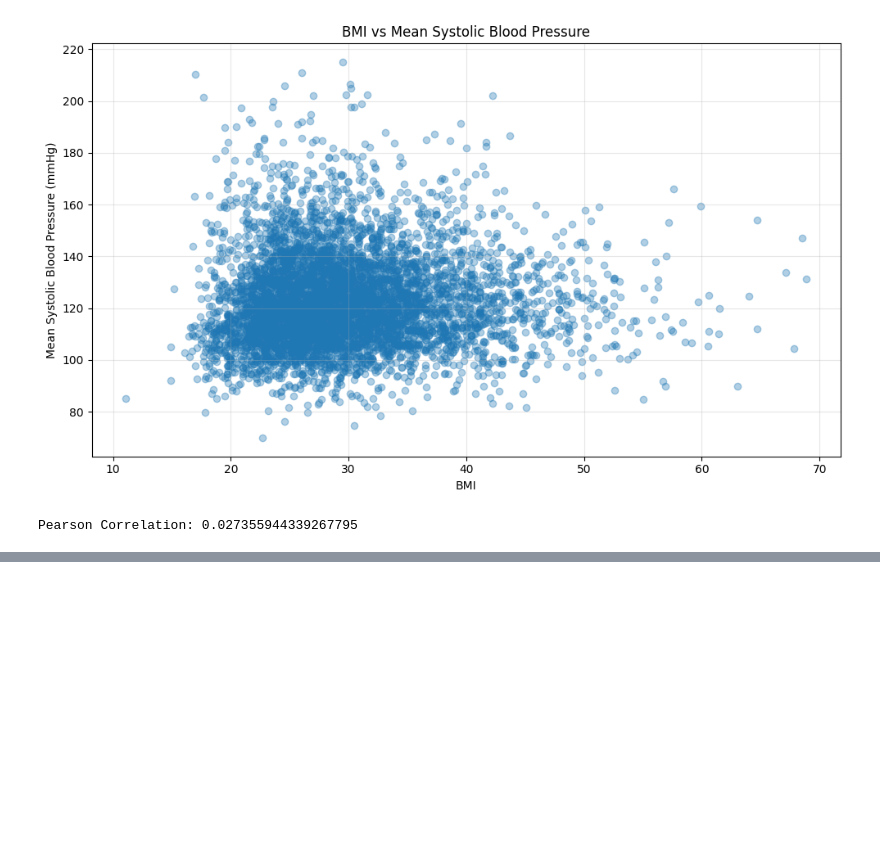
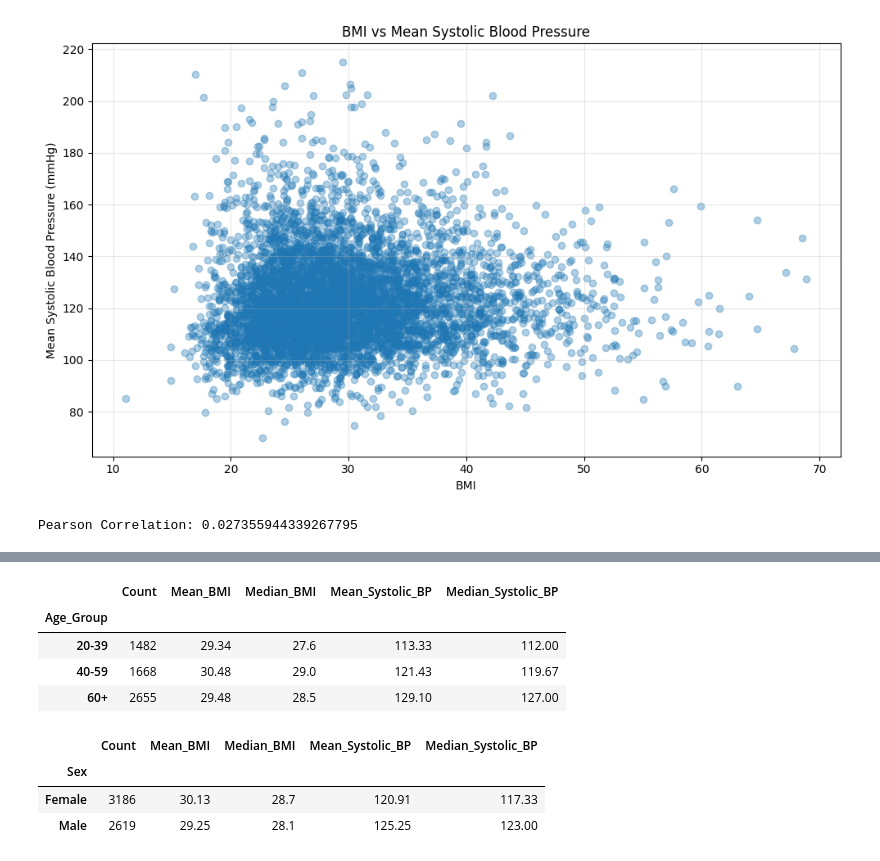
Before and after one commit to HisEgo/NHANES_Project, a Jupyter notebook: notebooks/phase1_exploration.ipynb, the cells around one changed output, grey strips where cells are left out. Saved outputs shown, nothing was run; the diff lists cells and outputs as text; code cells hidden in the pictures; blank space fills up the shorter version.

Commit message:
Add frequency tables and descriptive group comparisons

```diff
--- a/notebooks/phase1_exploration.ipynb
+++ b/notebooks/phase1_exploration.ipynb
@@ -768,0 +771,14 @@ Pearson Correlation: 0.027355944339267795
+# %%
+with_bp["Age_Group"] = pd.cut(
+    with_bp["RIDAGEYR"],
+    bins=[20, 40, 60, np.inf],
+    labels=["20-39", "40-59", "60+"],
+    right=False
+)
+
+with_bp["Sex"] = with_bp["RIAGENDR"].map({
+    1: "Male",
+    2: "Female"
+})
+
+print(with_bp[["RIDAGEYR", "Age_Group", "RIAGENDR", "Sex"]].head(10))
@@ -768,0 +836,31 @@ Pearson Correlation: 0.027355944339267795
+# %%
+age_comparison = with_bp.groupby("Age_Group", observed=True).agg(
+    Count=("SEQN", "count"),
+    Mean_BMI=("BMXBMI", "mean"),
+    Median_BMI=("BMXBMI", "median"),
+    Mean_Systolic_BP=("Mean_Systolic_BP", "mean"),
+    Median_Systolic_BP=("Mean_Systolic_BP", "median")
+)
+
+display(age_comparison.round(2))
+# %% [output]
+|  | Count | Mean_BMI | Median_BMI | Mean_Systolic_BP | Median_Systolic_BP |
+| Age_Group |  |  |  |  |  |
+| 20-39 | 1482 | 29.34 | 27.6 | 113.33 | 112.00 |
+| 40-59 | 1668 | 30.48 | 29.0 | 121.43 | 119.67 |
+| 60+ | 2655 | 29.48 | 28.5 | 129.10 | 127.00 |
+# %%
+sex_comparison = with_bp.groupby("Sex").agg(
+    Count=("SEQN", "count"),
+    Mean_BMI=("BMXBMI", "mean"),
+    Median_BMI=("BMXBMI", "median"),
+    Mean_Systolic_BP=("Mean_Systolic_BP", "mean"),
+    Median_Systolic_BP=("Mean_Systolic_BP", "median")
+)
+
+display(sex_comparison.round(2))
+# %% [output]
+|  | Count | Mean_BMI | Median_BMI | Mean_Systolic_BP | Median_Systolic_BP |
+| Sex |  |  |  |  |  |
+| Female | 3186 | 30.13 | 28.7 | 120.91 | 117.33 |
+| Male | 2619 | 29.25 | 28.1 | 125.25 | 123.00 |
```
Also changed, not shown: parts of 3 cells of this notebook.
